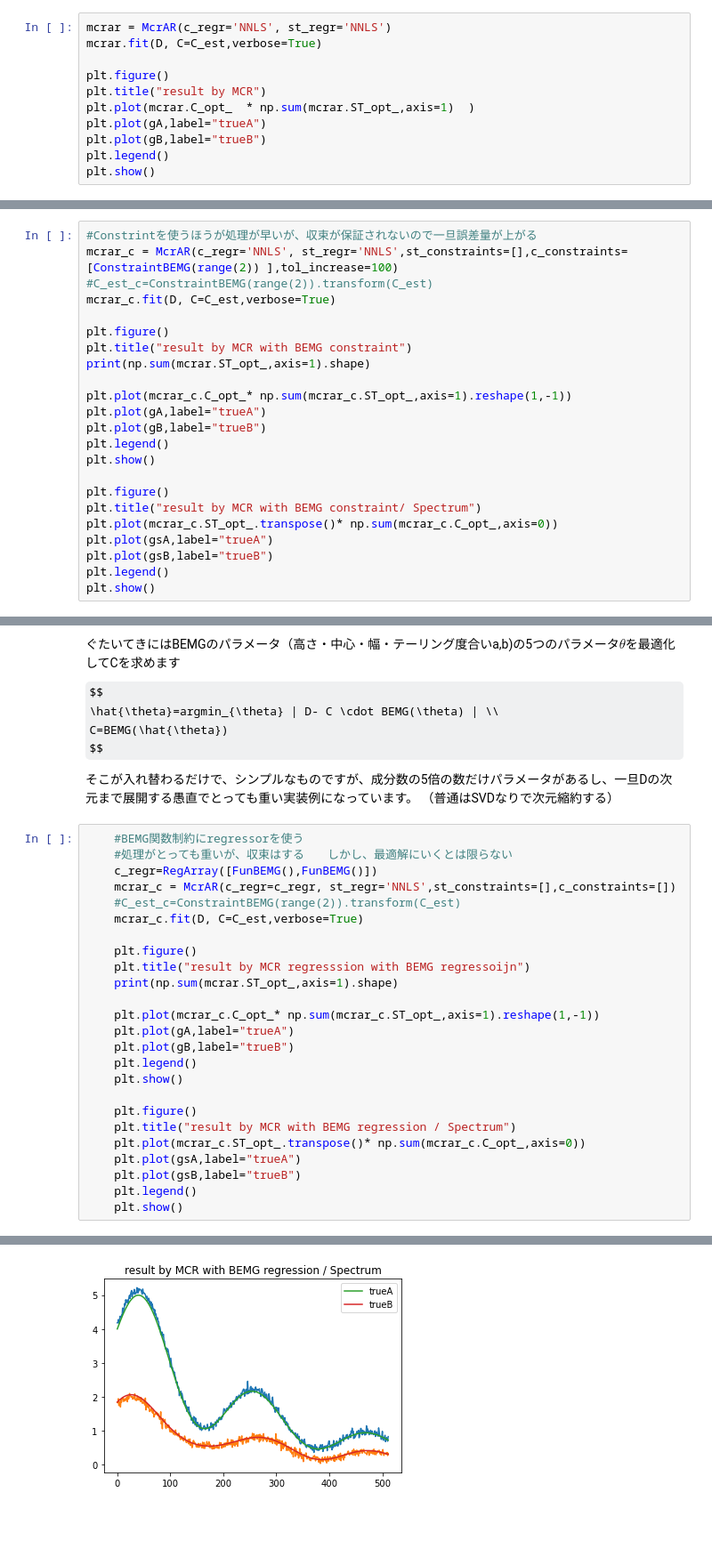
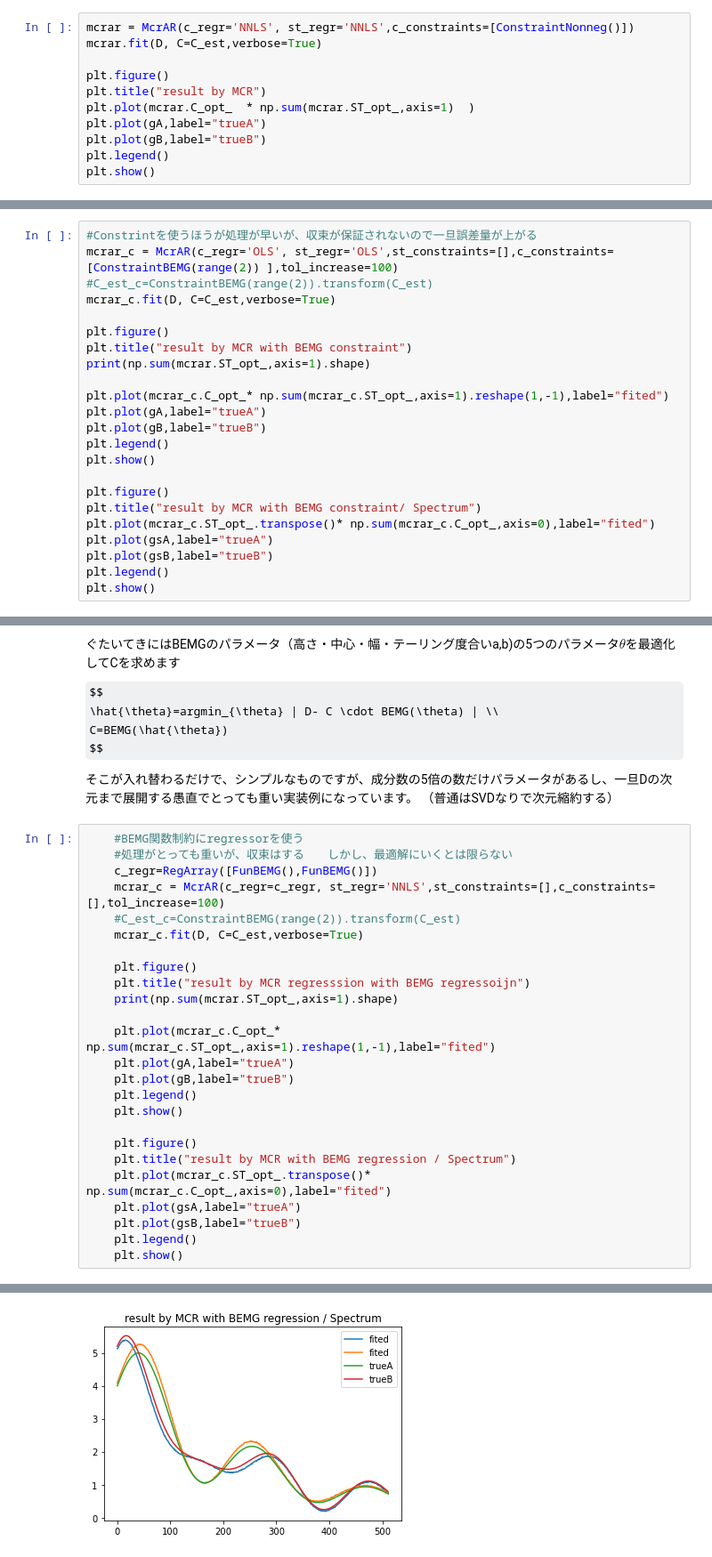
Before and after one commit to akirayou/mcr_with_bemg, a Jupyter notebook: do_mcr.ipynb, the cells around one changed output, grey strips where cells are left out. Shown at 89% size. Saved outputs shown, nothing was run; the diff lists cells and outputs as text; some formulas as TeX source; blank space fills up the shorter version.

```diff
--- a/do_mcr.ipynb
+++ b/do_mcr.ipynb
@@ -67,7 +113,7 @@ $$
 $$
 $ | D- C \cdot ST | $で示される誤差エネルギー(mse)が減らなくなるまで実行します。
 # %%
-mcrar = McrAR(c_regr='NNLS', st_regr='NNLS')
+mcrar = McrAR(c_regr='NNLS', st_regr='NNLS',c_constraints=[ConstraintNonneg()])
 mcrar.fit(D, C=C_est,verbose=True)
 
 plt.figure()
@@ -120,7 +166,7 @@ BEMG回帰や素のMCRでは各ステップで誤差$ |D -C \dot ST | $　を小
 最適化ループ終了後の値がmcrar_c.C_ or ST_に入り、C_opt_ ST_opt_に途中にあった最小誤差の値が入る。
 # %%
 #Constrintを使うほうが処理が早いが、収束が保証されないので一旦誤差量が上がる
-mcrar_c = McrAR(c_regr='NNLS', st_regr='NNLS',st_constraints=[],c_constraints=[ConstraintBEMG(range(2)) ],tol_increase=100)
+mcrar_c = McrAR(c_regr='OLS', st_regr='OLS',st_constraints=[],c_constraints=[ConstraintBEMG(range(2)) ],tol_increase=100)
 #C_est_c=ConstraintBEMG(range(2)).transform(C_est)
 mcrar_c.fit(D, C=C_est,verbose=True)
 
@@ -128,7 +174,7 @@ plt.figure()
 plt.title("result by MCR with BEMG constraint")
 print(np.sum(mcrar.ST_opt_,axis=1).shape)
 
-plt.plot(mcrar_c.C_opt_* np.sum(mcrar_c.ST_opt_,axis=1).reshape(1,-1))
+plt.plot(mcrar_c.C_opt_* np.sum(mcrar_c.ST_opt_,axis=1).reshape(1,-1),label="fited")
 plt.plot(gA,label="trueA")
 plt.plot(gB,label="trueB")
 plt.legend()
@@ -136,7 +182,7 @@ plt.show()
 
 plt.figure()
 plt.title("result by MCR with BEMG constraint/ Spectrum")
-plt.plot(mcrar_c.ST_opt_.transpose()* np.sum(mcrar_c.C_opt_,axis=0))
+plt.plot(mcrar_c.ST_opt_.transpose()* np.sum(mcrar_c.C_opt_,axis=0),label="fited")
 plt.plot(gsA,label="trueA")
 plt.plot(gsB,label="trueB")
 plt.legend()
@@ -180,7 +226,7 @@ $$
     #BEMG関数制約にregressorを使う
     #処理がとっても重いが、収束はする　　しかし、最適解にいくとは限らない
     c_regr=RegArray([FunBEMG(),FunBEMG()])
-    mcrar_c = McrAR(c_regr=c_regr, st_regr='NNLS',st_constraints=[],c_constraints=[])
+    mcrar_c = McrAR(c_regr=c_regr, st_regr='NNLS',st_constraints=[],c_constraints=[],tol_increase=100)
     #C_est_c=ConstraintBEMG(range(2)).transform(C_est)
     mcrar_c.fit(D, C=C_est,verbose=True)
 
@@ -188,7 +234,7 @@ $$
     plt.title("result by MCR regresssion with BEMG regressoijn")
     print(np.sum(mcrar.ST_opt_,axis=1).shape)
 
-    plt.plot(mcrar_c.C_opt_* np.sum(mcrar_c.ST_opt_,axis=1).reshape(1,-1))
+    plt.plot(mcrar_c.C_opt_* np.sum(mcrar_c.ST_opt_,axis=1).reshape(1,-1),label="fited")
     plt.plot(gA,label="trueA")
     plt.plot(gB,label="trueB")
     plt.legend()
@@ -196,7 +242,7 @@ $$
 
     plt.figure()
     plt.title("result by MCR with BEMG regression / Spectrum")
-    plt.plot(mcrar_c.ST_opt_.transpose()* np.sum(mcrar_c.C_opt_,axis=0))
+    plt.plot(mcrar_c.ST_opt_.transpose()* np.sum(mcrar_c.C_opt_,axis=0),label="fited")
     plt.plot(gsA,label="trueA")
     plt.plot(gsB,label="trueB")
     plt.legend()
@@ -219 +269 @@ Error increased above fractionalctol_increase (C iter). Exiting
-[figure, old version]
+[figure, new version]
```
Also changed, not shown: parts of 12 cells of this notebook, 1 other file.
